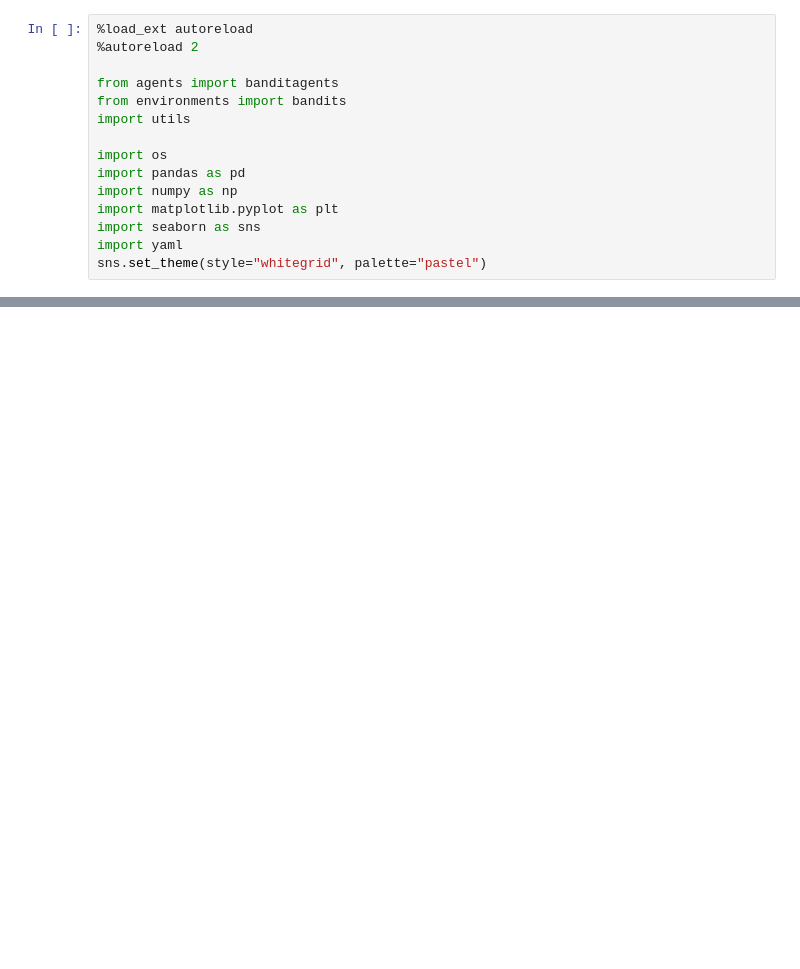
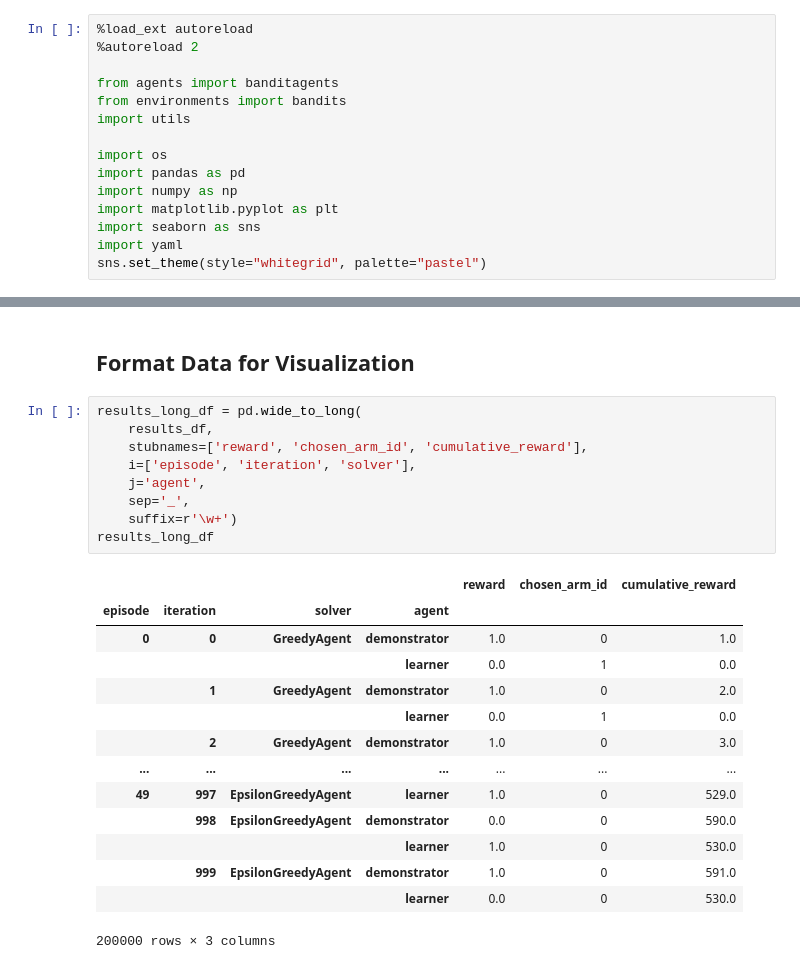
Before and after one commit to martinezjulio/socialmotivation, a Jupyter notebook: mamabp_visualizations.ipynb, the cells around one changed output, grey strips where cells are left out. Cells and saved outputs as stored; diff of their text form; blank space fills up the shorter version.

```diff
--- a/mamabp_visualizations.ipynb
+++ b/mamabp_visualizations.ipynb
@@ -82,0 +108,26 @@ heather = banditagents.Student('Heather', 'Martinez', 30, 'hat')
+# %% [markdown]
+## Format Data for Visualization
+# %%
+results_long_df = pd.wide_to_long(
+    results_df,
+    stubnames=['reward', 'chosen_arm_id', 'cumulative_reward'],
+    i=['episode', 'iteration', 'solver'],
+    j='agent',
+    sep='_',
+    suffix=r'\w+')
+results_long_df
+# %% [output]
+|  |  |  |  | reward | chosen_arm_id | cumulative_reward |
+| episode | iteration | solver | agent |  |  |  |
+| 0 | 0 | GreedyAgent | demonstrator | 1.0 | 0 | 1.0 |
+|  |  |  | learner | 0.0 | 1 | 0.0 |
+|  | 1 | GreedyAgent | demonstrator | 1.0 | 0 | 2.0 |
+|  |  |  | learner | 0.0 | 1 | 0.0 |
+|  | 2 | GreedyAgent | demonstrator | 1.0 | 0 | 3.0 |
+| ... | ... | ... | ... | ... | ... | ... |
+| 49 | 997 | EpsilonGreedyAgent | learner | 1.0 | 0 | 529.0 |
+|  | 998 | EpsilonGreedyAgent | demonstrator | 0.0 | 0 | 590.0 |
+|  |  |  | learner | 1.0 | 0 | 530.0 |
+|  | 999 | EpsilonGreedyAgent | demonstrator | 1.0 | 0 | 591.0 |
+|  |  |  | learner | 0.0 | 0 | 530.0 |
+200000 rows × 3 columns
```
Also changed, not shown: parts of 10 cells of this notebook, 1 other file.
